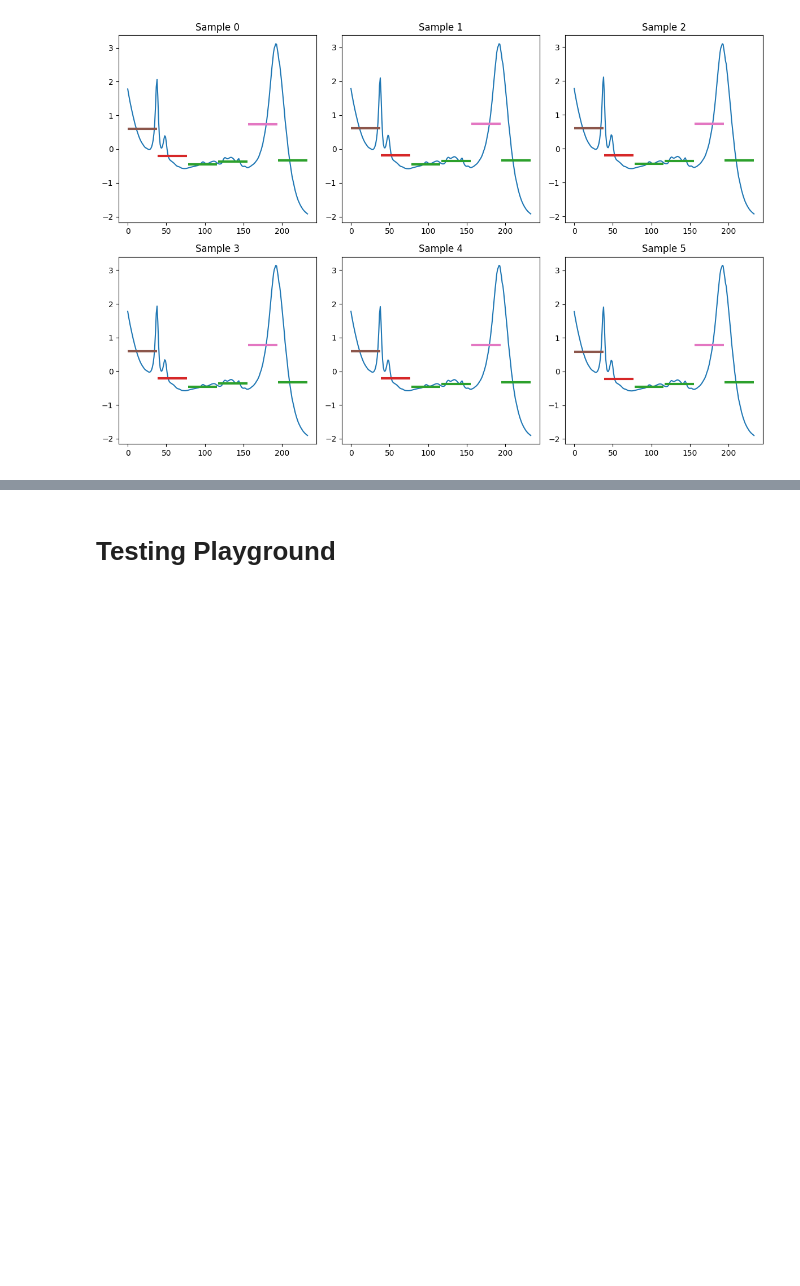
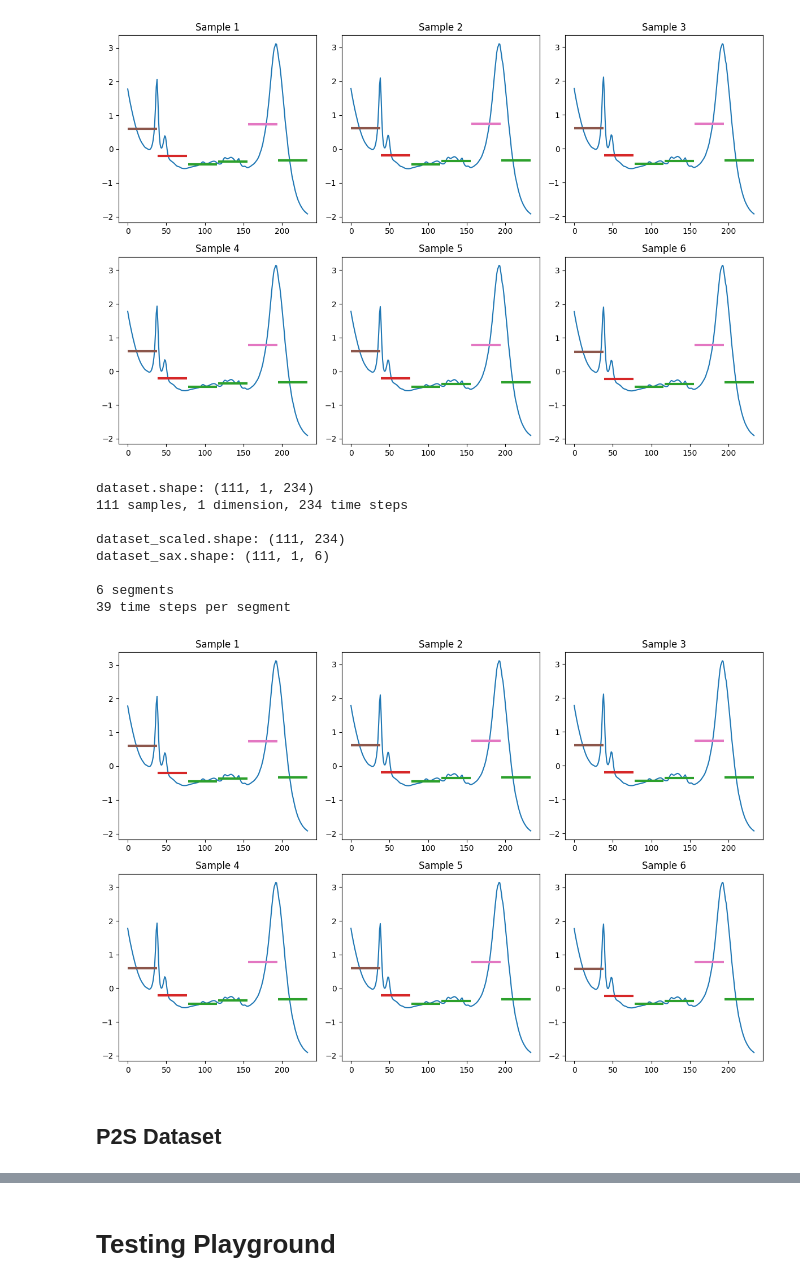
Before and after one commit to bwinner1/NeSyTimeseries, a Jupyter notebook: SAX.ipynb, the cells around one changed output, grey strips where cells are left out. Saved outputs shown, nothing was run; the diff lists cells and outputs as text; code cells hidden in the pictures; blank space fills up the shorter version.

```diff
--- a/SAX.ipynb
+++ b/SAX.ipynb
@@ -77,7 +72,7 @@ def drawGrid(sax, dataset, dataset_scaled, dataset_sax, n_segments, rows=2, colu
 
             # Plot original time series
             ax.plot(sample)
-            ax.set_title(f"Sample {sample_index}")
+            ax.set_title(f"Sample {sample_index+1}")
 
             start = 0
             end = increment
@@ -93,12 +88,11 @@ def drawGrid(sax, dataset, dataset_scaled, dataset_sax, n_segments, rows=2, colu
                 start = end
                 end += increment
 
-
     plt.tight_layout()
     plt.show()
 
 
-# Prepare dataset and use SAX to
+# Prepare dataset and use SAX to ...
 def applySAX(dataset, n_segments=8, alphabet_size=4, rows=2, columns=3):
 
     # Initialize SAX
@@ -190,3 +292,23 @@ dataset_sax.shape: (111, 1, 6)
 6 segments
 39 time steps per segment
 [figure]
+# %%
+from aeon.datasets import load_classification
+
+dataset, y, meta_data = load_classification("Wine", return_metadata=True)
+
+sax_wine = SAXTransformer(n_segments=6, alphabet_size=8)
+dataset, dataset_sax, dataset_scaled = sax_wine.transform(dataset)
+sax_wine.drawGrid(dataset, dataset_scaled, dataset_sax) #rows=2, columns=4
+# %% [output]
+dataset.shape: (111, 1, 234)
+111 samples, 1 dimension, 234 time steps
+
+dataset_scaled.shape: (111, 234)
+dataset_sax.shape: (111, 1, 6)
+
+6 segments
+39 time steps per segment
+[figure, added]
+# %% [markdown]
+## P2S Dataset
```
Also changed, not shown: parts of 16 cells of this notebook.
